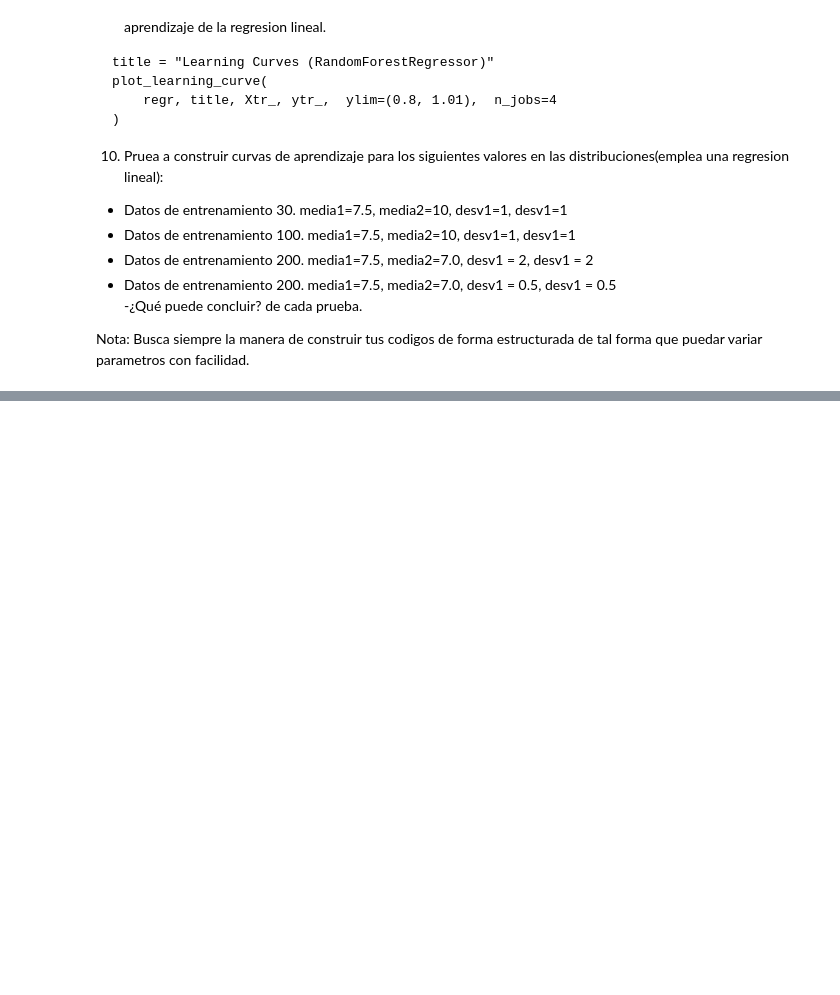
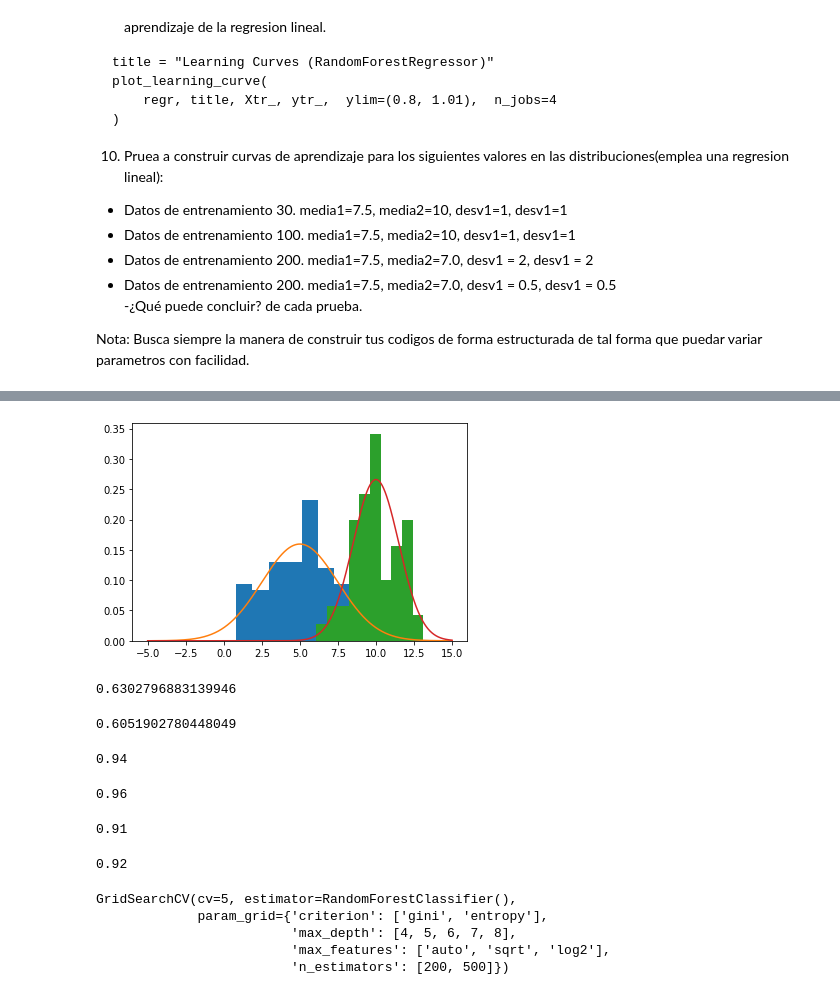
Before and after one commit to hernansalinas/Curso_aprendizaje_estadistico, a Jupyter notebook: Assesment/Laboratorio_02.ipynb, the cells around one changed output, grey strips where cells are left out. Cells and saved outputs as stored; diff of their text form; code cells hidden in the pictures; blank space fills up the shorter version.

```diff
--- a/Assesment/Laboratorio_02.ipynb
+++ b/Assesment/Laboratorio_02.ipynb
@@ -121,0 +133,16 @@ plt.plot(x,f1.pdf(x))
+# %%
+m=100
+n=25
+random_1 = f1.rvs(m)
+random_2 = f2.rvs(m)
+test_1=f1.rvs(n)
+test_2=f2.rvs(n)
+
+plt.figure()
+plt.hist(random_1, density=True)
+plt.plot(x, f1.pdf(x))
+plt.hist(random_2, density=True)
+plt.plot(x, f2.pdf(x))
+plt.show()
+# %% [output]
+[figure, added]
@@ -121,0 +173,58 @@ plt.plot(x,f1.pdf(x))
+# %%
+clf=LinearRegression()
+clf.fit(X.reshape(2*m,1), Y.reshape(2*m,1))
+score = clf.score(X.reshape(2*m,1), Y.reshape(2*m,1))
+print(score)
+# %% [output]
+0.6302796883139946
+# %%
+clf_test=LinearRegression()
+clf_test.fit(X_test.reshape(2*n,1), Y_test.reshape(2*n,1))
+score_test = clf_test.score(X_test.reshape(2*n,1), Y_test.reshape(2*n,1))
+print(score_test)
+# %% [output]
+0.6051902780448049
+# %%
+Treeclf=DecisionTreeClassifier(max_depth=3)
+Treeclf.fit(X.reshape(2*m,1), Y.reshape(2*m,1))
+scoreTree= Treeclf.score(X.reshape(2*m,1), Y.reshape(2*m,1))
+print(scoreTree)
+# %% [output]
+0.94
+# %%
+Treeclf_test=DecisionTreeClassifier(max_depth=3)
+Treeclf_test.fit(X_test.reshape(2*n,1), Y_test.reshape(2*n,1))
+scoreTree_test= Treeclf_test.score(X_test.reshape(2*n,1), Y_test.reshape(2*n,1))
+print(scoreTree_test)
+# %% [output]
+0.96
+# %%
+svcclf=SVC(kernel="linear", C=0.025)
+svcclf.fit(X.reshape(2*m,1), Y.reshape(2*m,1))
+scoresvc= svcclf.score(X.reshape(2*m,1), Y.reshape(2*m,1))
+print(scoresvc)
+# %% [output]
+0.91
+# %%
+svcclf_test=SVC(kernel="linear", C=0.025)
+svcclf_test.fit(X_test.reshape(2*n,1), Y_test.reshape(2*n,1))
+scoresvc_test= svcclf_test.score(X_test.reshape(2*n,1), Y_test.reshape(2*n,1))
+print(scoresvc_test)
+# %% [output]
+0.92
+# %%
+param_grid = {
+'n_estimators': [200, 500],
+'max_features': ['auto', 'sqrt', 'log2'],
+'max_depth' : [4,5,6,7,8],
+'criterion' :['gini', 'entropy']
+}
+
+CV_rfc = GridSearchCV(estimator=RandomForestClassifier(), param_grid=param_grid, cv= 5)
+CV_rfc.fit(X.reshape(2*m,1),Y.reshape(2*m,))
+# %% [output]
+GridSearchCV(cv=5, estimator=RandomForestClassifier(),
+             param_grid={'criterion': ['gini', 'entropy'],
+                         'max_depth': [4, 5, 6, 7, 8],
+                         'max_features': ['auto', 'sqrt', 'log2'],
+                         'n_estimators': [200, 500]})
```
Also changed, not shown: parts of 7 cells of this notebook, 5 other files.
